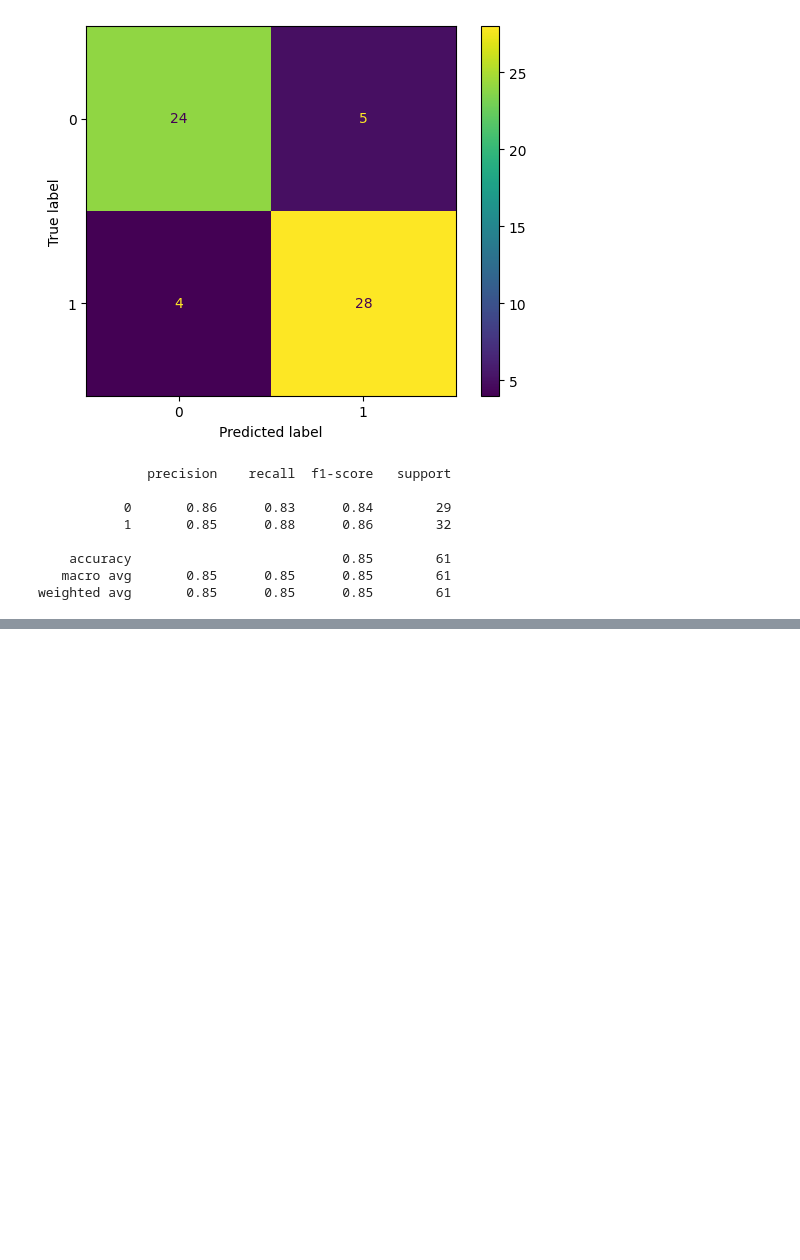
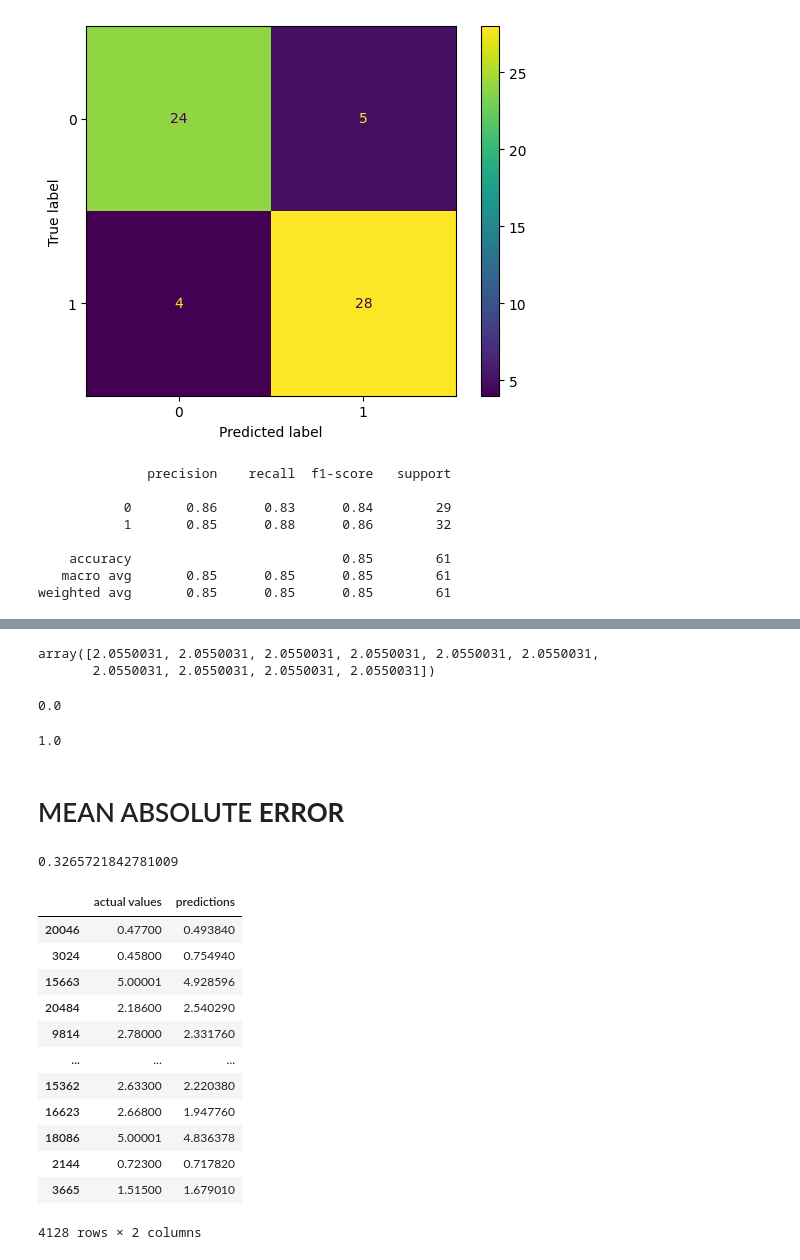
Before and after one commit to devyanshbatra/LINEAR-REGRESSION-MACHINE-LEARNING, a Jupyter notebook: Scikit_Learn_Classification_Workflow.ipynb, the cells around one changed output, grey strips where cells are left out. Cells and saved outputs as stored; diff of their text form; code cells hidden in the pictures; blank space fills up the shorter version.

Commit message:
R_2 Score

```diff
--- a/Scikit_Learn_Classification_Workflow.ipynb
+++ b/Scikit_Learn_Classification_Workflow.ipynb
@@ -814,0 +830,18 @@ weighted avg       0.85      0.85      0.85        61
+# %%
+# Import the RandomForestRegressor model class from the ensemble module
+from sklearn.ensemble import RandomForestRegressor
+from sklearn.model_selection import train_test_split
+
+# Setup random seed
+np.random.seed(42)
+
+# Split data into features (X) and labels (y)
+X = housing_df.drop("target", axis=1)
+y = housing_df["target"]
+
+# Split into train and test sets
+X_train, X_test, y_train, y_test = train_test_split(X, y, test_size=0.2)
+
+# Institate and fit the model (on the training set)
+model = RandomForestRegressor()
+model.fit(X_train,y_train);
@@ -814,0 +882,43 @@ weighted avg       0.85      0.85      0.85        61
+# %%
+y_test_mean[:10]
+# %% [output]
+array([2.0550031, 2.0550031, 2.0550031, 2.0550031, 2.0550031, 2.0550031,
+       2.0550031, 2.0550031, 2.0550031, 2.0550031])
+# %%
+r2_score(y_true=y_test, y_pred= y_test_mean)
+# %% [output]
+0.0
+# %%
+r2_score(y_test, y_test)
+# %% [output]
+1.0
+# %% [markdown]
+# MEAN ABSOLUTE **ERROR**
+# %%
+# Mean absolute error
+from sklearn.metrics import mean_absolute_error
+
+y_preds = model.predict(X_test)
+mae = mean_absolute_error(y_test, y_preds)
+mae
+# %% [output]
+0.3265721842781009
+# %%
+df = pd.DataFrame(data={"actual values": y_test,
+                   "predictions": y_preds})
+
+df
+# %% [output]
+|  | actual values | predictions |
+| 20046 | 0.47700 | 0.493840 |
+| 3024 | 0.45800 | 0.754940 |
+| 15663 | 5.00001 | 4.928596 |
+| 20484 | 2.18600 | 2.540290 |
+| 9814 | 2.78000 | 2.331760 |
+| ... | ... | ... |
+| 15362 | 2.63300 | 2.220380 |
+| 16623 | 2.66800 | 1.947760 |
+| 18086 | 5.00001 | 4.836378 |
+| 2144 | 0.72300 | 0.717820 |
+| 3665 | 1.51500 | 1.679010 |
+4128 rows × 2 columns
```
Also changed, not shown: parts of 10 cells of this notebook.
